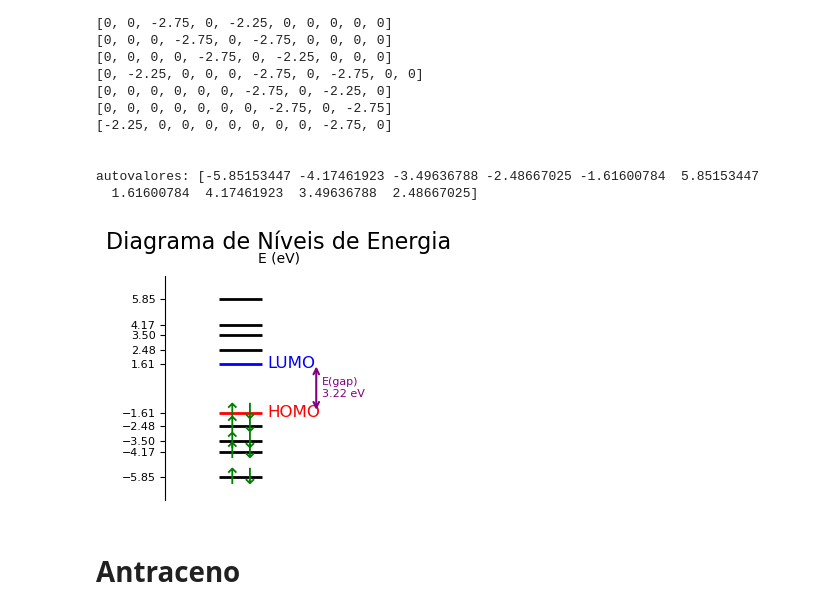
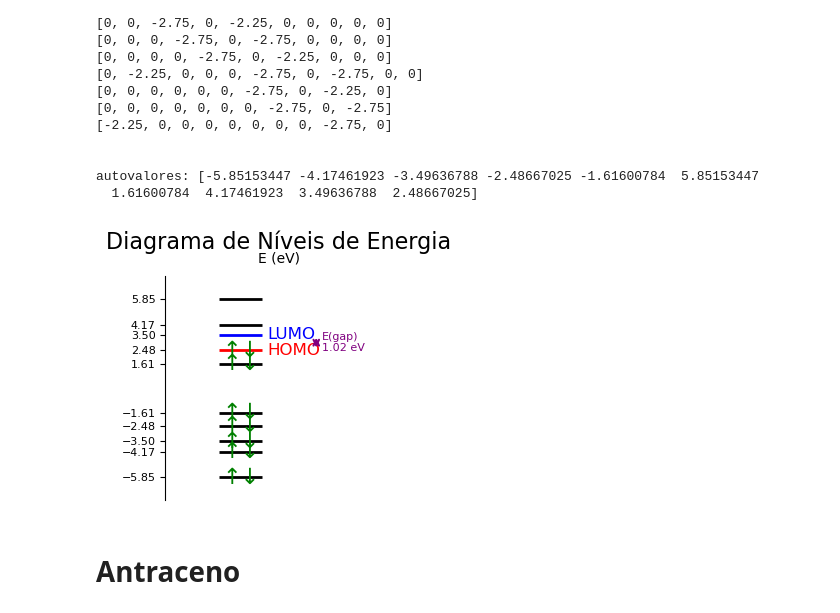
Before and after one commit to enzo-souza/av8, a Jupyter notebook: Untitled-1.ipynb, the cells around one changed output. Cells and saved outputs as stored; diff of their text form; code cells hidden in the pictures.

```diff
--- a/Untitled-1.ipynb
+++ b/Untitled-1.ipynb
@@ -229,7 +229,7 @@ import matplotlib.pyplot as plt
 energias = [-5.851, -4.174, -3.496, -2.48, -1.61, 1.61, 2.48, 3.496, 4.174, 5.851]
 
 # Número de elétrons pi na molécula
-num_eletrons_pi = 10
+num_eletrons_pi = 14
 
 # =============================================================================
 # --- LÓGICA DO PROGRAMA (Geralmente não precisa alterar) ---
@@ -281,34 +281,34 @@ posicao_x_seta = xmax + 0.5
 # Desenha a seta de duas pontas
 ax.annotate('',
             xy=(posicao_x_seta, lumo_level),      # Ponto final da seta (LUMO)
             xytext=(posicao_x_seta, homo_level),  # Ponto inicial da seta (HOMO)
             arrowprops=dict(arrowstyle='<->', color='purple', lw=1.5))
 # Adiciona o texto com o valor do E(gap)
 ax.text(posicao_x_seta + 0.05, (homo_level + lumo_level) / 2,
         f'E(gap)\n{E_gap:.2f} eV',
         ha='left', va='center', color='purple', fontsize=8)
 
 
 # --- CUSTOMIZAÇÃO E EXIBIÇÃO ---
 ax.set_title("Diagrama de Níveis de Energia", fontsize=16, pad=20)
 ax.set_ylabel("E (eV)", fontsize=10, rotation=0, labelpad=20)
 ax.yaxis.set_label_coords(0.5, 1.05)
 ax.get_xaxis().set_visible(False)
 ax.spines['top'].set_visible(False)
 ax.spines['right'].set_visible(False)
 ax.spines['bottom'].set_visible(False)
 
 # Ajusta os limites do eixo X para garantir que a seta e o texto do E(gap) apareçam
 ax.set_xlim(xmin - 0.5, xmax + 1.2)
 ax.set_yticks(energias)
 ax.tick_params(axis='y', labelsize=8)
 padding = 1.5
 ax.set_ylim(min(energias) - padding, max(energias) + padding)
 
 plt.tight_layout()
 plt.show()
 # %% [output]
-[figure, old version]
+[figure, new version]
 # %% [markdown]
 # Antraceno
 # %%
```
